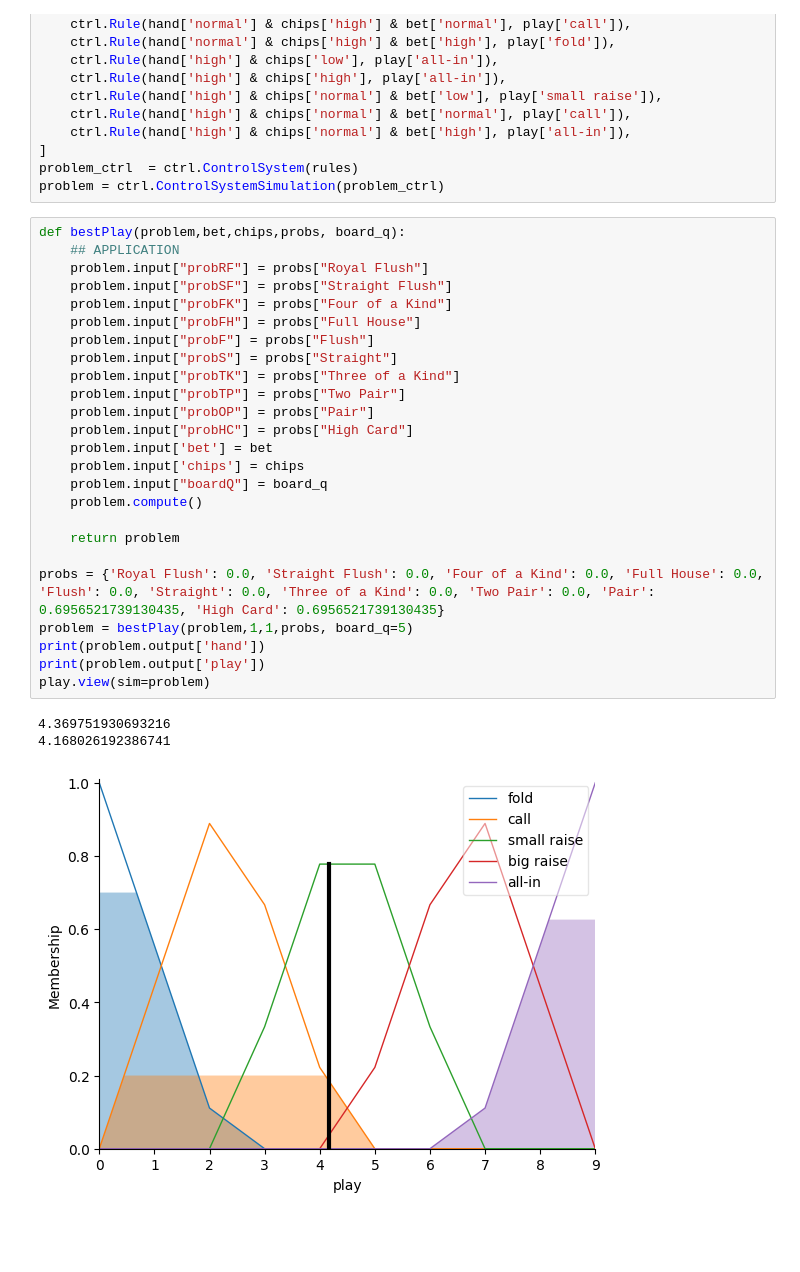
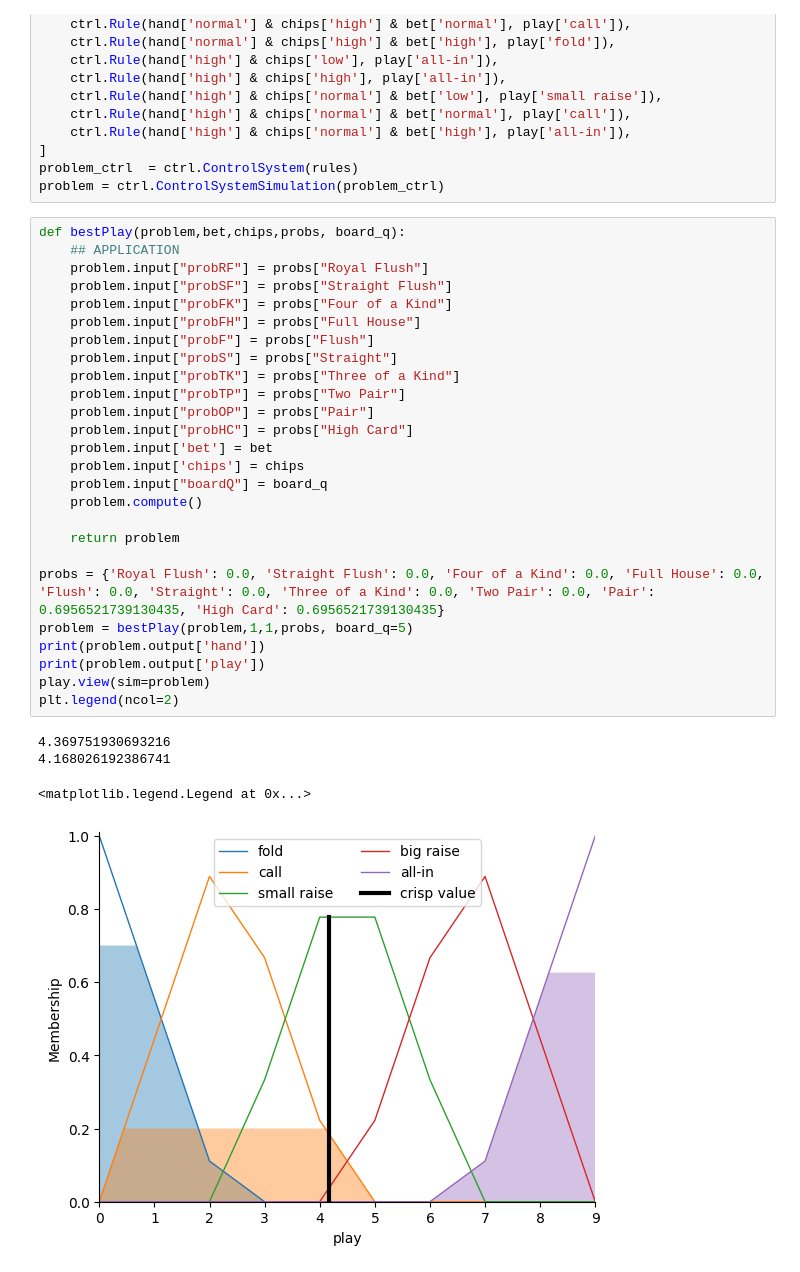
Before and after one commit to pedromiglou/Fuzzy_Logic_Game_AI, a Jupyter notebook: PokerAI.ipynb, the cells around one changed output. Cells and saved outputs as stored; diff of their text form; blank space fills up the shorter version.

```diff
--- a/PokerAI.ipynb
+++ b/PokerAI.ipynb
@@ -212,32 +214,34 @@ problem = ctrl.ControlSystemSimulation(problem_ctrl)
 # %%
 def bestPlay(problem,bet,chips,probs, board_q):
     ## APPLICATION
     problem.input["probRF"] = probs["Royal Flush"]
     problem.input["probSF"] = probs["Straight Flush"]
     problem.input["probFK"] = probs["Four of a Kind"]
     problem.input["probFH"] = probs["Full House"]
     problem.input["probF"] = probs["Flush"]
     problem.input["probS"] = probs["Straight"]
     problem.input["probTK"] = probs["Three of a Kind"]
     problem.input["probTP"] = probs["Two Pair"]
     problem.input["probOP"] = probs["Pair"]
     problem.input["probHC"] = probs["High Card"]
     problem.input['bet'] = bet
     problem.input['chips'] = chips
     problem.input["boardQ"] = board_q
     problem.compute()
 
     return problem
 
 probs = {'Royal Flush': 0.0, 'Straight Flush': 0.0, 'Four of a Kind': 0.0, 'Full House': 0.0, 'Flush': 0.0, 'Straight': 0.0, 'Three of a Kind': 0.0, 'Two Pair': 0.0, 'Pair': 0.6956521739130435, 'High Card': 0.6956521739130435}
 problem = bestPlay(problem,1,1,probs, board_q=5)
 print(problem.output['hand'])
 print(problem.output['play'])
 play.view(sim=problem)
+plt.legend(ncol=2)
 # %% [output]
 4.369751930693216
 4.168026192386741
+<matplotlib.legend.Legend at 0x...>
-[figure, old version]
+[figure, new version]
 # %%
 probs = {'Royal Flush': 1, 'Straight Flush': 1, 'Four of a Kind': 1, 'Full House': 1, 'Flush': 1, 'Straight': 1, 'Three of a Kind': 1, 'Two Pair': 1, 'Pair': 1, 'High Card': 1}
 problem = bestPlay(problem, 1, 20, probs, board_q=5)
```
Also changed, not shown: parts of 4 cells of this notebook, 1 other file.
